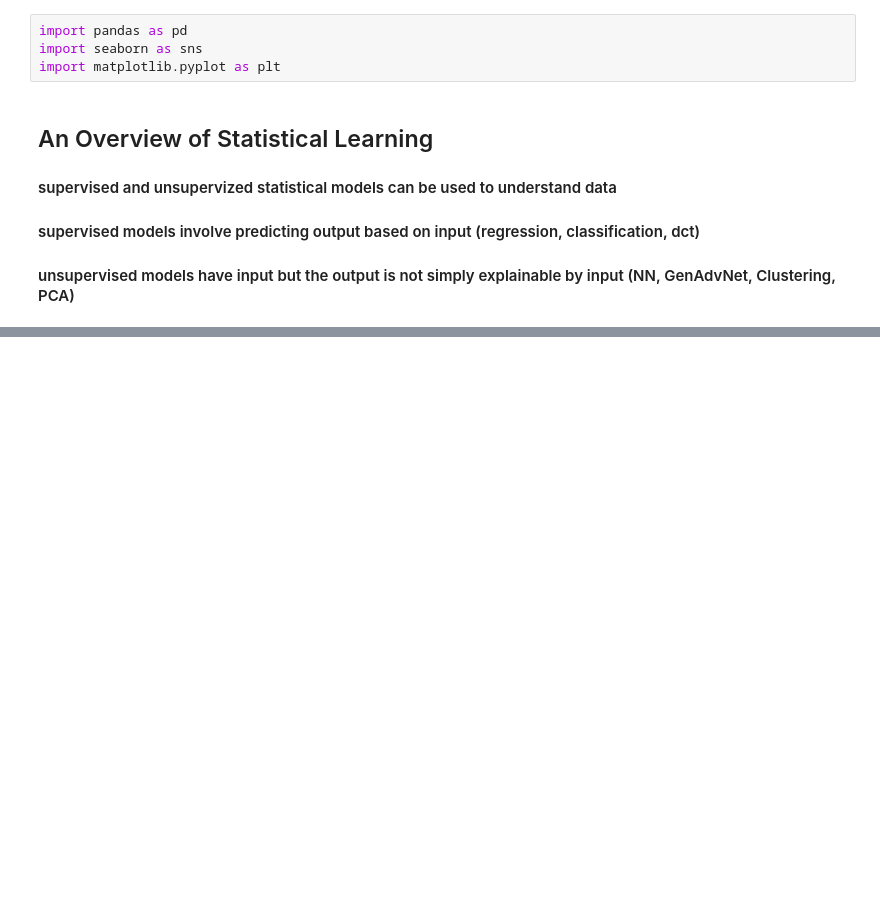
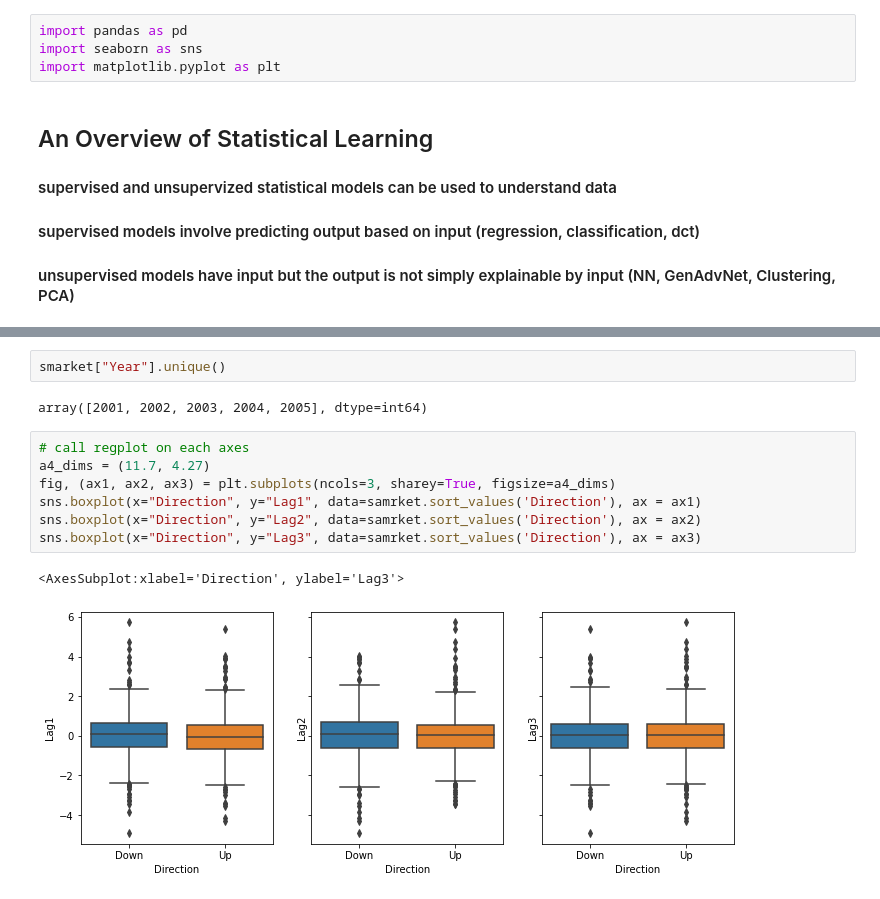
Before and after one commit to qweliant/islr, a Jupyter notebook: Chapter2.ipynb, the cells around one changed output, grey strips where cells are left out. Drawn from its saved outputs; the diff is of its cells as text; blank space fills up the shorter version.

```diff
--- a/Chapter2.ipynb
+++ b/Chapter2.ipynb
@@ -24,0 +59,14 @@ wage.head()
+# %%
+smarket["Year"].unique()
+# %% [output]
+array([2001, 2002, 2003, 2004, 2005], dtype=int64)
+# %%
+# call regplot on each axes
+a4_dims = (11.7, 4.27)
+fig, (ax1, ax2, ax3) = plt.subplots(ncols=3, sharey=True, figsize=a4_dims)
+sns.boxplot(x="Direction", y="Lag1", data=samrket.sort_values('Direction'), ax = ax1)
+sns.boxplot(x="Direction", y="Lag2", data=samrket.sort_values('Direction'), ax = ax2)
+sns.boxplot(x="Direction", y="Lag3", data=samrket.sort_values('Direction'), ax = ax3)
+# %% [output]
+<AxesSubplot:xlabel='Direction', ylabel='Lag3'>
+[figure, added]
```
Also changed, not shown: parts of 7 cells of this notebook.
